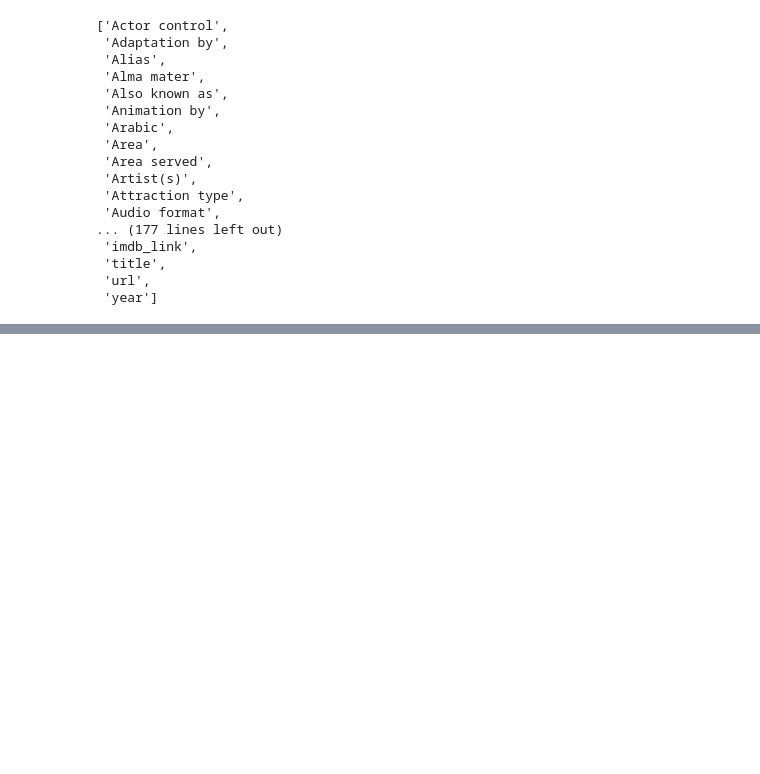
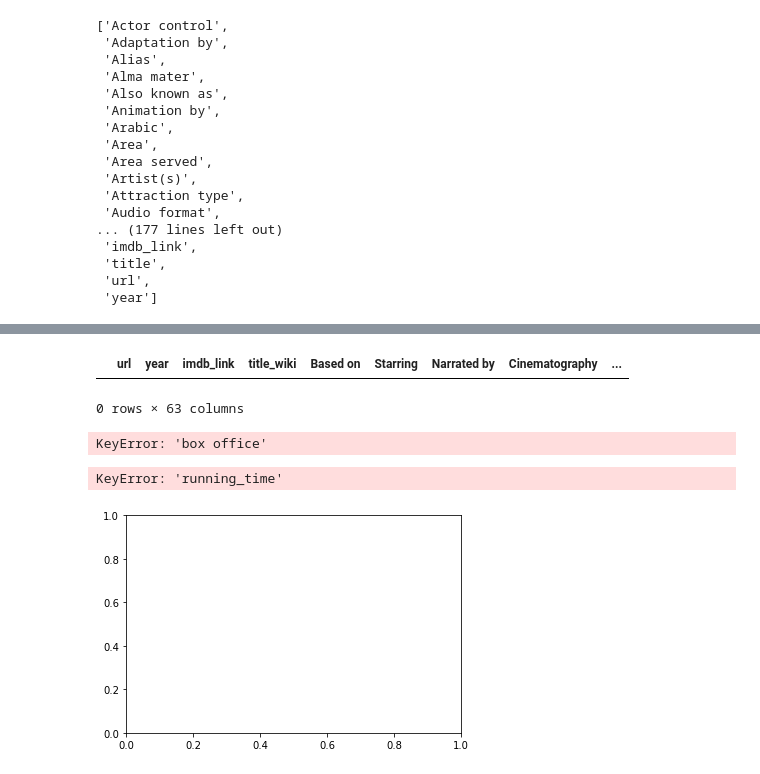
Before and after one commit to IrfanSayeed/Movies-ETL, a Jupyter notebook: Wiki_Movies_ETL.ipynb, the cells around one changed output, grey strips where cells are left out. Cells and saved outputs as stored; diff of their text form; code cells hidden in the pictures; blank space fills up the shorter version.

```diff
--- a/Wiki_Movies_ETL.ipynb
+++ b/Wiki_Movies_ETL.ipynb
@@ -280,0 +350,6 @@ NameError: name 'pd' is not defined
+# %%
+wiki_movies_df['imdb_id'] = wiki_movies_df['imdb_link'].str.extract(r'(tt\d{7})')
+print(len(wiki_movies_df))
+wiki_movies_df.drop_duplicates(subset='imdb_id', inplace=True)
+print(len(wiki_movies_df))
+wiki_movies_df.head()
@@ -280,0 +423,2 @@ NameError: name 'pd' is not defined
+# %%
+kaggle_metadata = kaggle_metadata[kaggle_metadata['adult'] == 'False'].drop('adult',axis='columns')
@@ -280,0 +446,2 @@ NameError: name 'pd' is not defined
+# %%
+kaggle_metadata['release_date'] = pd.to_datetime(kaggle_metadata['release_date'])
@@ -280,0 +494,3 @@ NameError: name 'pd' is not defined
+# %%
+movies_df = pd.merge(wiki_movies_df, kaggle_metadata, on='imdb_id', suffixes=['_wiki','_kaggle'])
+movies_df[['title_wiki','title_kaggle']]
@@ -280,0 +527,15 @@ NameError: name 'pd' is not defined
+# %%
+# Show any rows where title_kaggle is empty
+movies_df[(movies_df['title_kaggle'] == '') | (movies_df['title_kaggle'].isnull())]
+# %% [output]
+|  | url | year | imdb_link | title_wiki | Based on | Starring | Narrated by | Cinematography | ... |
+0 rows × 63 columns
+# %%
+movies_df.fillna(0)[movies_df['box_office'] < 10**9].plot(x='box_office', y='revenue', kind='scatter')
+# %% [output]
+KeyError: 'box office'
+# %%
+movies_df.fillna(0).plot(x='running_time', y='runtime', kind='scatter')
+# %% [output]
+KeyError: 'running_time'
+[figure, added]
```
Also changed, not shown: parts of 28 cells of this notebook.
